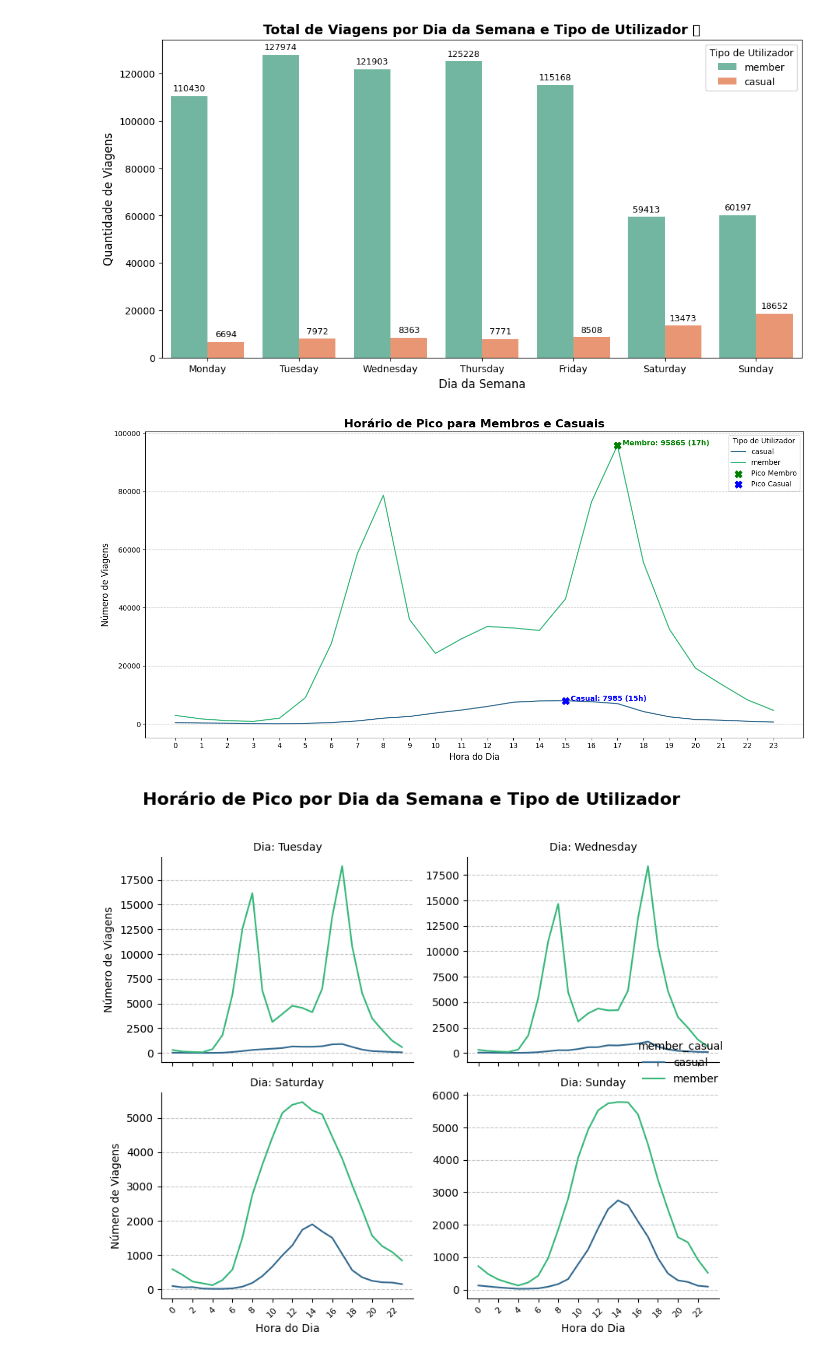
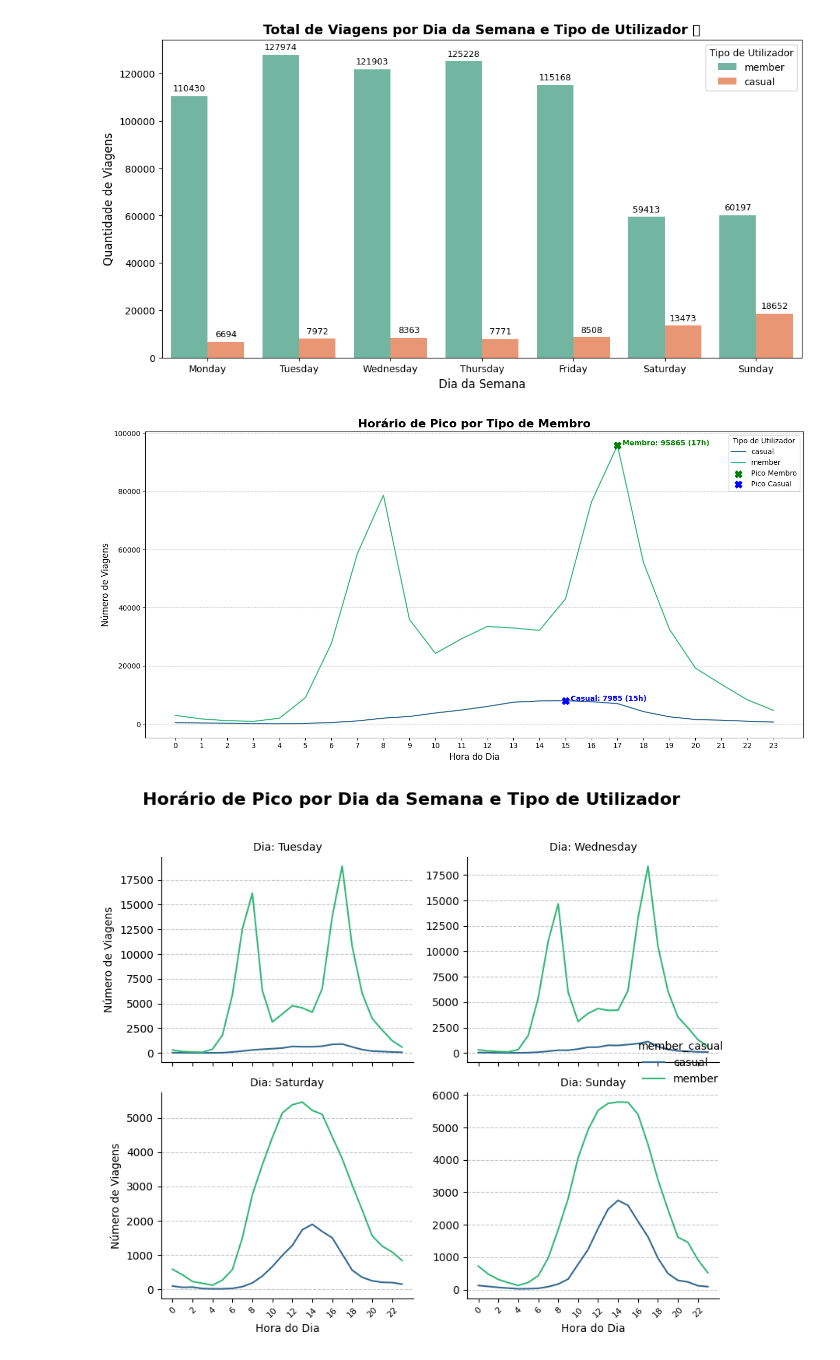
Before and after one commit to larissa-natalie/CASE_Cyclistic, a Jupyter notebook: CASE_Cyclistic_22_09(google_data_analytics).ipynb, the cells around one changed output. Cells and saved outputs as stored; diff of their text form; code cells hidden in the pictures.

```diff
--- a/CASE_Cyclistic_22_09(google_data_analytics).ipynb
+++ b/CASE_Cyclistic_22_09(google_data_analytics).ipynb
@@ -378,35 +379,35 @@ horario_pico_df = horario_pico.reset_index()
 horario_pico_df.columns = ['member_casual', 'hour', 'ride_count']
 
 plt.figure(figsize=(14, 7))
 sns.lineplot(
     data=horario_pico_df,
     x='hour',
     y='ride_count',
     hue='member_casual',
     palette='viridis'
 )
 
 # Encontrar os pontos de pico para membros e casuais
 peak_member = horario_pico_df[horario_pico_df['member_casual'] == 'member'].loc[horario_pico_df[horario_pico_df['member_casual'] == 'member']['ride_count'].idxmax()]
 peak_casual = horario_pico_df[horario_pico_df['member_casual'] == 'casual'].loc[horario_pico_df[horario_pico_df['member_casual'] == 'casual']['ride_count'].idxmax()]
 
 # Adicionar marcadores e anotações para os picos
 plt.scatter(peak_member['hour'], peak_member['ride_count'], color='green', s=100, marker='X', zorder=5, label='Pico Membro')
 plt.text(peak_member['hour'] + 0.2, peak_member['ride_count'], f"Membro: {int(peak_member['ride_count'])} ({int(peak_member['hour'])}h)", color='green', weight='bold', fontsize=10)
 
 plt.scatter(peak_casual['hour'], peak_casual['ride_count'], color='blue', s=100, marker='X', zorder=5, label='Pico Casual')
 plt.text(peak_casual['hour'] + 0.2, peak_casual['ride_count'], f"Casual: {int(peak_casual['ride_count'])} ({int(peak_casual['hour'])}h)", color='blue', weight='bold', fontsize=10)
 
-plt.title('Horário de Pico para Membros e Casuais', fontsize=16, fontweight='bold')
+plt.title('Horário de Pico por Tipo de Membro', fontsize=16, fontweight='bold')
 plt.xlabel('Hora do Dia', fontsize=12)
 plt.ylabel('Número de Viagens', fontsize=12)
 plt.xticks(range(0, 24)) # exibir todas as hrs
 plt.legend(title='Tipo de Utilizador')
 plt.grid(axis='y', linestyle='--', alpha=0.7)
 plt.tight_layout()
 plt.show()
 # %% [output]
-[figure, old version]
+[figure, new version]
 # %%
 import matplotlib.pyplot as plt
 import seaborn as sns
```
Also changed, not shown: parts of 1 cell of this notebook.
